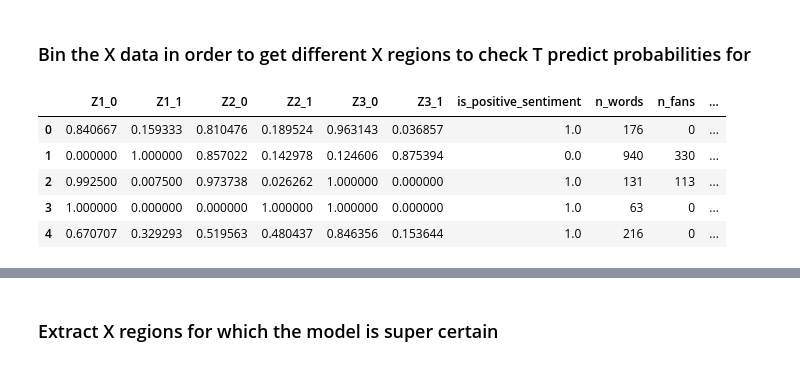
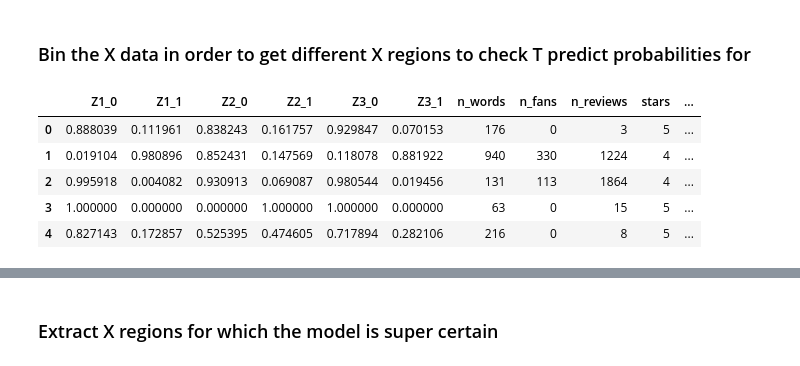
Before and after one commit to lovhag/yelp_causal_inference, a Jupyter notebook: evaluate_treatment_propensity_models.ipynb, the cells around one changed output, grey strips where cells are left out. Saved outputs shown, nothing was run; the diff lists cells and outputs as text; code cells hidden in the pictures.

```diff
--- a/evaluate_treatment_propensity_models.ipynb
+++ b/evaluate_treatment_propensity_models.ipynb
@@ -13,7 +14,12 @@ importlib.reload(evaluation_help_functions)
 ## Get the treatment propensity models
 # %%
 models = {"baseline_model": treatment_propensity_models.get_baseline_model(),
-        "random_forest_model_1": treatment_propensity_models.get_random_forest_model_1()}
+        "random_forest_model_1": treatment_propensity_models.get_random_forest_model_1(),
+        "random_forest_model_2": treatment_propensity_models.get_random_forest_model_2(),
+        "random_forest_model_3": treatment_propensity_models.get_random_forest_model_3(),
+        "random_forest_model_4": treatment_propensity_models.get_random_forest_model_4(),
+        "random_forest_model_5": treatment_propensity_models.get_random_forest_model_5()
+        }
 # %% [markdown]
 ## Evaluate the models with cross validation for the test data
 # %%
@@ -46,11 +55,14 @@ memory usage: 1.5+ MB
 # %% [markdown]
 ## Get classification reports for the models
 # %%
-X_cols = ['is_positive_sentiment', 'n_words', 'n_fans', 'n_reviews']
+X_cols_cont = ['n_words', 'n_fans', 'n_reviews']
+X_cols_cat = ['stars', 'is_positive_sentiment']
+X_cols = X_cols_cont+X_cols_cat
 Y_cols = ['Z1','Z2', 'Z3']
 df = evaluation_help_functions.get_pandas_data('saved_data/data_features_interpretable.csv')
 X_data = df[df.test==1][X_cols].to_numpy()
 Y_data = df[df.test==1][Y_cols].to_numpy()
+
 predictions_dict = evaluation_help_functions.get_treatment_model_crossval_predictions_basic(models, X_data, Y_data)
 # %% [output]
 Data loaded! Loaded data info:
@@ -146,7 +158,9 @@ len(df[df.test==1].groupby(X_cols).user_id.count())
 # %%
 from sklearn.model_selection import cross_val_predict
 
-X_cols = ['is_positive_sentiment', 'n_words', 'n_fans', 'n_reviews']
+X_cols_cont = ['n_words', 'n_fans', 'n_reviews']
+X_cols_cat = ['stars', 'is_positive_sentiment']
+X_cols = X_cols_cont+X_cols_cat
 Y_cols = ['Z1','Z2', 'Z3']
 df = evaluation_help_functions.get_pandas_data('saved_data/data_features_interpretable.csv')
 X_data = df[df.test==1][X_cols]
@@ -185,6 +199,6 @@ for model_name in models:
             prob_results[col+"_1"].append(preds[1])
     model_prob_results[model_name] = pd.DataFrame(prob_results)
 # %%
-model_results = pd.concat([model_prob_results['random_forest_model_1'], X_data.reset_index(drop=True)], axis=1)
+model_results = pd.concat([model_prob_results['random_forest_model_2'], X_data.reset_index(drop=True)], axis=1)
 model_results.head()
 # %% [output]
@@ -198,21 +212,21 @@ model_results.head()
 ### Bin the X data in order to get different X regions to check T predict probabilities for
 # %%
 standard_nbr_bins = 100
-n_bins = {"is_positive_sentiment": 2, "n_words": standard_nbr_bins, "n_fans": standard_nbr_bins, "n_reviews": standard_nbr_bins}
+n_bins = {"is_positive_sentiment": 2, "stars": 5, "n_words": standard_nbr_bins, "n_fans": standard_nbr_bins, "n_reviews": standard_nbr_bins}
 
 X_cols_binned = []
 for col in X_cols:
     col_name = col+"_binned"
     X_cols_binned.append(col_name)
     model_results[col_name] = pd.cut(model_results[col], n_bins[col])
 model_results.head()
 # %% [output]
-|  | Z1_0 | Z1_1 | Z2_0 | Z2_1 | Z3_0 | Z3_1 | is_positive_sentiment | n_words | n_fans | ... |
-| 0 | 0.840667 | 0.159333 | 0.810476 | 0.189524 | 0.963143 | 0.036857 | 1.0 | 176 | 0 | ... |
-| 1 | 0.000000 | 1.000000 | 0.857022 | 0.142978 | 0.124606 | 0.875394 | 0.0 | 940 | 330 | ... |
-| 2 | 0.992500 | 0.007500 | 0.973738 | 0.026262 | 1.000000 | 0.000000 | 1.0 | 131 | 113 | ... |
-| 3 | 1.000000 | 0.000000 | 0.000000 | 1.000000 | 1.000000 | 0.000000 | 1.0 | 63 | 0 | ... |
-| 4 | 0.670707 | 0.329293 | 0.519563 | 0.480437 | 0.846356 | 0.153644 | 1.0 | 216 | 0 | ... |
+|  | Z1_0 | Z1_1 | Z2_0 | Z2_1 | Z3_0 | Z3_1 | n_words | n_fans | n_reviews | stars | ... |
+| 0 | 0.888039 | 0.111961 | 0.838243 | 0.161757 | 0.929847 | 0.070153 | 176 | 0 | 3 | 5 | ... |
+| 1 | 0.019104 | 0.980896 | 0.852431 | 0.147569 | 0.118078 | 0.881922 | 940 | 330 | 1224 | 4 | ... |
+| 2 | 0.995918 | 0.004082 | 0.930913 | 0.069087 | 0.980544 | 0.019456 | 131 | 113 | 1864 | 4 | ... |
+| 3 | 1.000000 | 0.000000 | 0.000000 | 1.000000 | 1.000000 | 0.000000 | 63 | 0 | 15 | 5 | ... |
+| 4 | 0.827143 | 0.172857 | 0.525395 | 0.474605 | 0.717894 | 0.282106 | 216 | 0 | 8 | 5 | ... |
 # %%
 grouped_model_results = model_results.drop(columns=X_cols).groupby(X_cols_binned, observed=True).mean()
 grouped_model_results
```
Also changed, not shown: parts of 12 cells of this notebook, 3 other files.
